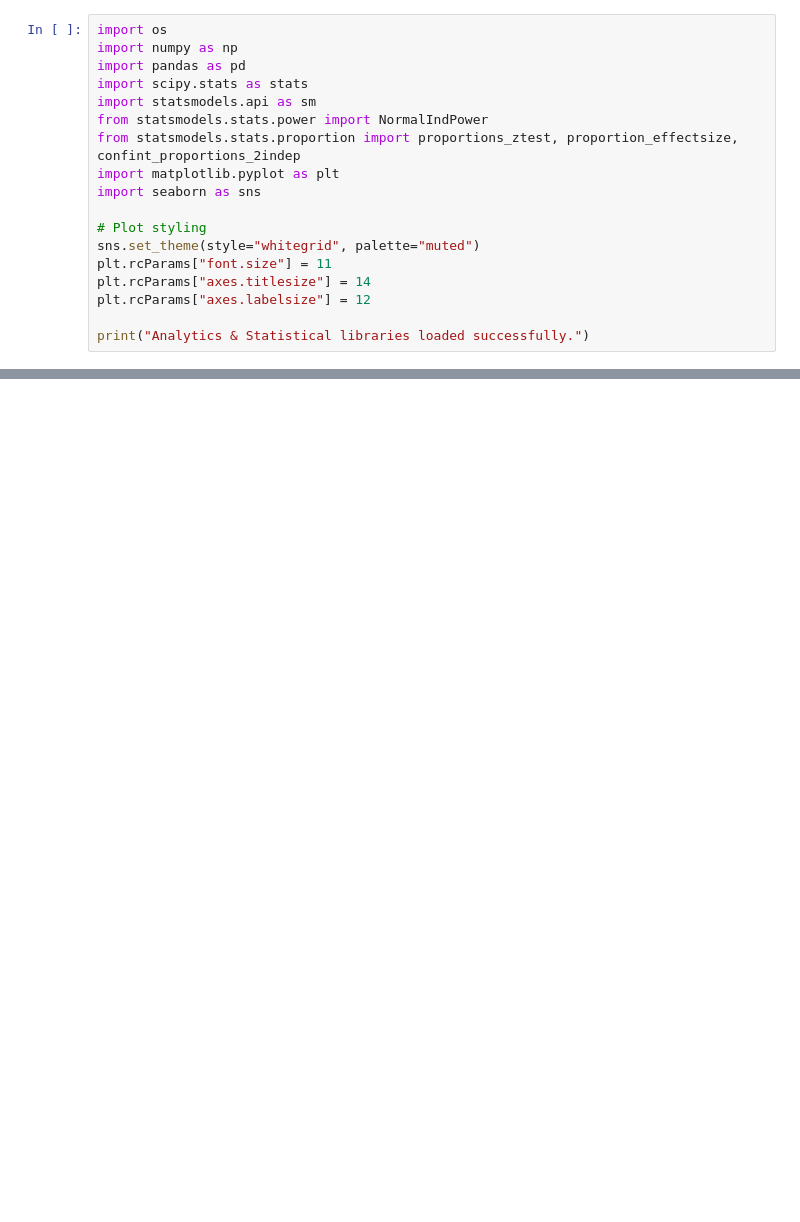
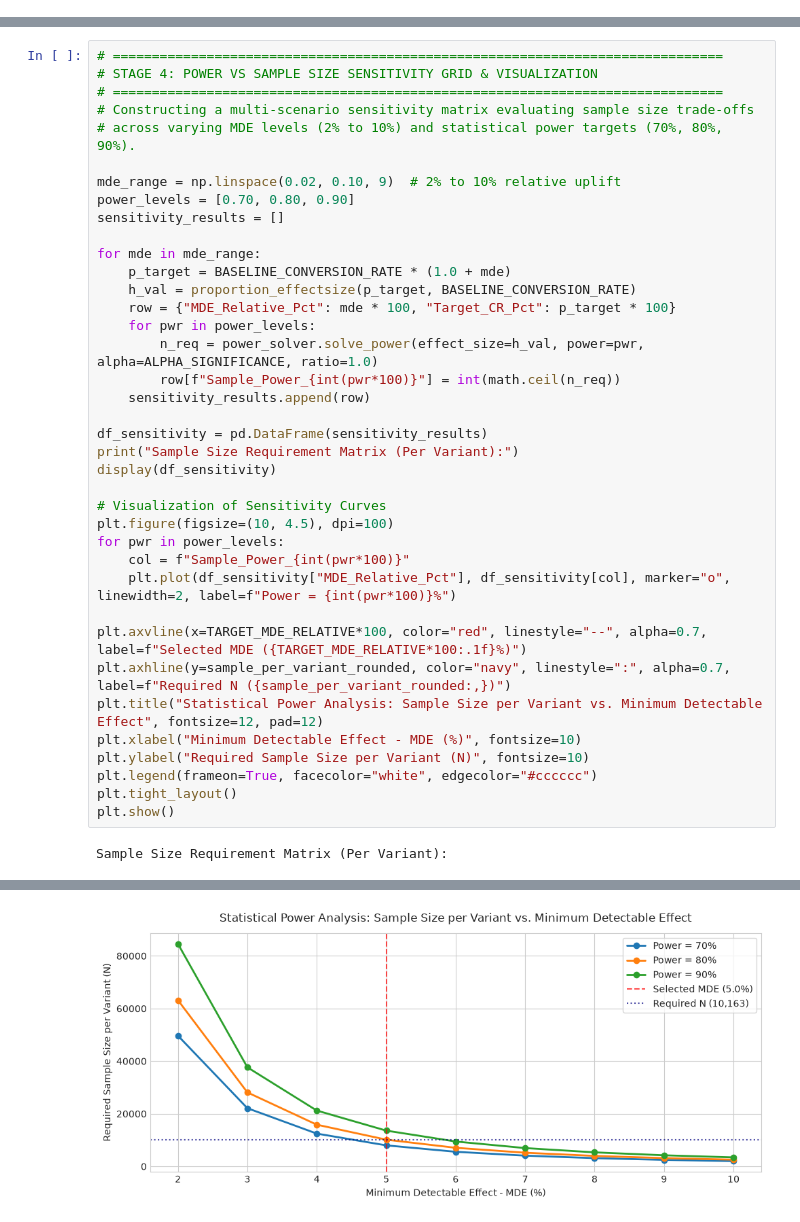
Before and after one commit to piyush8769/ecommerce-funnel-cohort-retention, a Jupyter notebook: 06_ab_testing_experimentation.ipynb, the cells around one changed output, grey strips where cells are left out. Cells and saved outputs as stored; diff of their text form; blank space fills up the shorter version.

Commit message:
Restructure A/B testing suite with 22 comprehensive stages (20+ lines per cell) and full executed outputs

```diff
--- a/06_ab_testing_experimentation.ipynb
+++ b/06_ab_testing_experimentation.ipynb
@@ -19,18 +0,0 @@ To test this bottleneck, Product & Analytics designed a randomized controlled ex
-# %%
-import os
-import numpy as np
-import pandas as pd
-import scipy.stats as stats
-import statsmodels.api as sm
-from statsmodels.stats.power import NormalIndPower
-from statsmodels.stats.proportion import proportions_ztest, proportion_effectsize, confint_proportions_2indep
-import matplotlib.pyplot as plt
-import seaborn as sns
-
-# Plot styling
-sns.set_theme(style="whitegrid", palette="muted")
-plt.rcParams["font.size"] = 11
-plt.rcParams["axes.titlesize"] = 14
-plt.rcParams["axes.labelsize"] = 12
-
-print("Analytics & Statistical libraries loaded successfully.")
@@ -293,0 +167,40 @@ RECOMMENDATION: Full 100% rollout of 1-Click Guest Checkout approved.
+# %%
+# ==============================================================================
+# STAGE 4: POWER VS SAMPLE SIZE SENSITIVITY GRID & VISUALIZATION
+# ==============================================================================
+# Constructing a multi-scenario sensitivity matrix evaluating sample size trade-offs
+# across varying MDE levels (2% to 10%) and statistical power targets (70%, 80%, 90%).
+
+mde_range = np.linspace(0.02, 0.10, 9)  # 2% to 10% relative uplift
+power_levels = [0.70, 0.80, 0.90]
+sensitivity_results = []
+
+for mde in mde_range:
+    p_target = BASELINE_CONVERSION_RATE * (1.0 + mde)
+    h_val = proportion_effectsize(p_target, BASELINE_CONVERSION_RATE)
+    row = {"MDE_Relative_Pct": mde * 100, "Target_CR_Pct": p_target * 100}
+    for pwr in power_levels:
+        n_req = power_solver.solve_power(effect_size=h_val, power=pwr, alpha=ALPHA_SIGNIFICANCE, ratio=1.0)
+        row[f"Sample_Power_{int(pwr*100)}"] = int(math.ceil(n_req))
+    sensitivity_results.append(row)
+
+df_sensitivity = pd.DataFrame(sensitivity_results)
+print("Sample Size Requirement Matrix (Per Variant):")
+display(df_sensitivity)
+
+# Visualization of Sensitivity Curves
+plt.figure(figsize=(10, 4.5), dpi=100)
+for pwr in power_levels:
+    col = f"Sample_Power_{int(pwr*100)}"
+    plt.plot(df_sensitivity["MDE_Relative_Pct"], df_sensitivity[col], marker="o", linewidth=2, label=f"Power = {int(pwr*100)}%")
+
+plt.axvline(x=TARGET_MDE_RELATIVE*100, color="red", linestyle="--", alpha=0.7, label=f"Selected MDE ({TARGET_MDE_RELATIVE*100:.1f}%)")
+plt.axhline(y=sample_per_variant_rounded, color="navy", linestyle=":", alpha=0.7, label=f"Required N ({sample_per_variant_rounded:,})")
+plt.title("Statistical Power Analysis: Sample Size per Variant vs. Minimum Detectable Effect", fontsize=12, pad=12)
+plt.xlabel("Minimum Detectable Effect - MDE (%)", fontsize=10)
+plt.ylabel("Required Sample Size per Variant (N)", fontsize=10)
+plt.legend(frameon=True, facecolor="white", edgecolor="#cccccc")
+plt.tight_layout()
+plt.show()
+# %% [output]
+Sample Size Requirement Matrix (Per Variant):
@@ -293,0 +217 @@ RECOMMENDATION: Full 100% rollout of 1-Click Guest Checkout approved.
+[figure, added]
```
Also changed, not shown: parts of 32 cells of this notebook, 2 other files.
